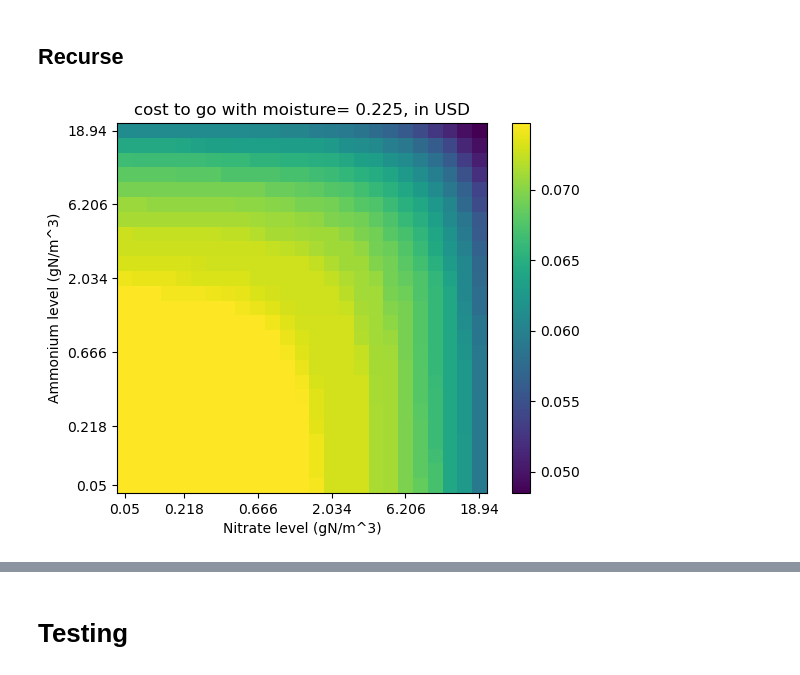
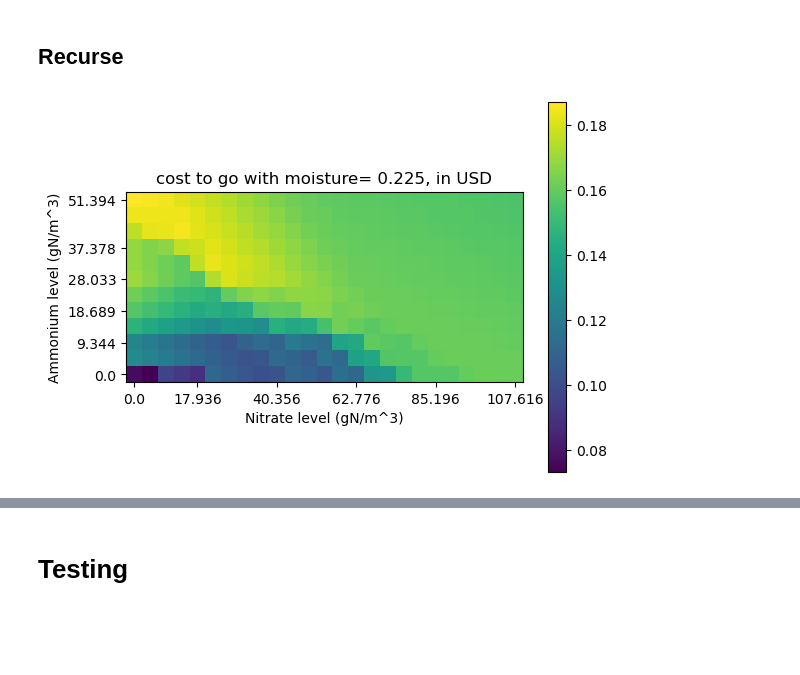
Before and after one commit to ryegleason/Optimal-Crop-Control, a Jupyter notebook: DPController.ipynb, the cells around one changed output, grey strips where cells are left out. Saved outputs shown, nothing was run; the diff lists cells and outputs as text; code cells hidden in the pictures; blank space fills up the shorter version.

```diff
--- a/DPController.ipynb
+++ b/DPController.ipynb
@@ -564,10 +625,18 @@ optimal_nitrate_add_in_cells = np.ndarray([NUM_CONTROL_STEPS, ACCUMULATED_N_NUM_
 # %%
-find_optimal_cost_and_input(expected_plant_N_deficit_cost_USD[-1], optimal_cost_to_go[-1], optimal_ammonium_add_in_cells[-1], optimal_nitrate_add_in_cells[-1])
+find_optimal_cost_and_input(expected_plant_N_deficit_cost_USD[-1], optimal_cost_to_go_USD_per_m2[-1, 1], optimal_ammonium_add_in_cells[-1, 1], optimal_nitrate_add_in_cells[-1, 1])
+optimal_cost_to_go_USD_per_m2[-1, 1] += LEACHING_VIOLATION_PENALTY_USD_PER_M2 # penalize violation by adding the penalty at the end
+# forecast, initial moisture, initial ammonium, initial nitrate
+terminal_step_probability_of_violation = np.sum(transition_counts[NUM_CONTROL_STEPS - 1], (5, 6, 7, 8), np.float64)[:, :, :, :, 1] / NUM_TRIALS_PER_INITIAL_CONDITION
+leaching_terminal_cost = LEACHING_VIOLATION_PENALTY_USD_PER_M2 * terminal_step_probability_of_violation
+leaching_penalty_adjusted_terminal_deficit_cost_USD_per_m2 = expected_plant_N_deficit_cost_USD[-1].copy()
+for i in range(ACCUMULATED_N_NUM_STEPS):
+    leaching_penalty_adjusted_terminal_deficit_cost_USD_per_m2[i] += leaching_terminal_cost
+find_optimal_cost_and_input(leaching_penalty_adjusted_terminal_deficit_cost_USD_per_m2, optimal_cost_to_go_USD_per_m2[-1, 0], optimal_ammonium_add_in_cells[-1, 0], optimal_nitrate_add_in_cells[-1, 0])
 # %%
 display_moisture_idx = 4
 display_accumulated_N_idx = 0
-display_moisture_slice(optimal_nitrate_add_in_cells[-1, display_accumulated_N_idx, display_moisture_idx], "Optimal final-step nitrate add with moisture=" + moisture_idx_to_string(display_moisture_idx))
-display_moisture_slice(optimal_ammonium_add_in_cells[-1, display_accumulated_N_idx, display_moisture_idx], "Optimal final-step ammonium add with moisture=" + moisture_idx_to_string(display_moisture_idx))
-for i in range(MOISTURE_NUM_STEPS):
-    display_moisture_slice(optimal_cost_to_go[-1, display_accumulated_N_idx, i], "Optimal final-step cost to go with moisture=" + moisture_idx_to_string(i))
+display_moisture_slice(optimal_nitrate_add_in_cells[-1, 0, display_accumulated_N_idx, 0, display_moisture_idx], "Optimal final-step nitrate add with moisture=" + moisture_idx_to_string(display_moisture_idx))
+display_moisture_slice(optimal_ammonium_add_in_cells[-1, 0, display_accumulated_N_idx, 0, display_moisture_idx], "Optimal final-step ammonium add with moisture=" + moisture_idx_to_string(display_moisture_idx))
+for i in range(3): # should be MOISTURE_NUM_STEPS but i don't wanna scroll past that many plots
+    display_moisture_slice(optimal_cost_to_go_USD_per_m2[-1, 0, display_accumulated_N_idx, 0, i], "Optimal final-step cost to go with moisture=" + moisture_idx_to_string(i))
 # %% [output]
@@ -588,31 +649,48 @@ for i in range(MOISTURE_NUM_STEPS):
 ## Recurse
 # %%
 for i in reversed(range(NUM_CONTROL_STEPS - 1)):
-    expected_cost_to_go_from_cell = np.ndarray([ACCUMULATED_N_NUM_STEPS, MOISTURE_NUM_STEPS, AMMONIUM_NUM_STEPS, NITRATE_NUM_STEPS], np.float64)
-    for moisture_index in range(MOISTURE_NUM_STEPS):
-        for ammonium_index in range(AMMONIUM_NUM_STEPS):
-            for nitrate_index in range(NITRATE_NUM_STEPS):
-                # this array is of outcome counts, dimensions are [change in accumulated N, moisture, ammonium, nitrate]
-                transition_counts_from_zero_N = transition_counts[i, moisture_index, ammonium_index, nitrate_index]
-                for accumulated_N_index in range(ACCUMULATED_N_NUM_STEPS):
-                    accumulated_N_window_end = accumulated_N_index + SINGLE_STEP_ACCUMULATED_N_NUM_STEPS
-                    cost_for_invalid_transitions = 0
+    # leaching violated, accumulated N, forecast, starting moisture, starting ammonium, starting nitrate
+    expected_cost_to_go_from_cell = np.ndarray([2, ACCUMULATED_N_NUM_STEPS, 2, MOISTURE_NUM_STEPS, AMMONIUM_NUM_STEPS, NITRATE_NUM_STEPS], np.float64)
+    next_step_weather_averaged_optimal_cost_to_go_USD_per_m2 = optimal_cost_to_go_USD_per_m2[i + 1, :, :, 0] * PROBABILITY_OF_CLEAR_FORECAST + optimal_cost_to_go_USD_per_m2[i + 1, :, :, 1] * (1 - PROBABILITY_OF_CLEAR_FORECAST)
+    for forecast_index in range(2):
+        for moisture_index in range(MOISTURE_NUM_STEPS):
+            for ammonium_index in range(AMMONIUM_NUM_STEPS):
+                for nitrate_index in range(NITRATE_NUM_STEPS):
+                    # this array is of outcome counts, dimensions are [change in accumulated N, moisture, ammonium, nitrate]
+                    non_violating_transition_counts_from_zero_N = transition_counts[i, forecast_index, moisture_index, ammonium_index, nitrate_index, 0]
+                    violating_transition_counts_from_zero_N = transition_counts[i, forecast_index, moisture_index, ammonium_index, nitrate_index, 1]
 
-                    if accumulated_N_window_end > ACCUMULATED_N_NUM_STEPS:
-                        # sum up the transition counts that would go "out of range" and find the cost using the top of the range
-                        invalid_transition_counts = transition_counts_from_zero_N[-(accumulated_N_window_end - ACCUMULATED_N_NUM_STEPS):]
-                        valid_transition_counts = transition_counts_from_zero_N[:-(accumulated_N_window_end - ACCUMULATED_N_NUM_STEPS)]
-                        cost_for_invalid_transitions = np.sum(np.sum(invalid_transition_counts, axis=0) * optimal_cost_to_go[i+1, -1])
-                        accumulated_N_window_end = ACCUMULATED_N_NUM_STEPS
-                    else:
-                        valid_transition_counts = transition_counts_from_zero_N
-                    cropped_optimal_cost_to_go = optimal_cost_to_go[i+1, accumulated_N_index:accumulated_N_window_end]
-                    expected_cost_to_go_from_cell[accumulated_N_index, moisture_index, ammonium_index, nitrate_index] = (np.sum(cropped_optimal_cost_to_go * valid_transition_counts) + cost_for_invalid_transitions) / NUM_TRIALS_PER_INITIAL_CONDITION
+                    for accumulated_N_index in range(ACCUMULATED_N_NUM_STEPS):
+                        accumulated_N_window_end = accumulated_N_index + SINGLE_STEP_ACCUMULATED_N_NUM_STEPS
+                        cost_for_invalid_transitions_without_penalty = 0
+                        cost_for_invalid_transitions_with_penalty = 0
+
+                        if accumulated_N_window_end > ACCUMULATED_N_NUM_STEPS:
+                            # sum up the transition counts that would go "out of range" and find the cost using the top of the range
+                            violating_invalid_transition_counts = violating_transition_counts_from_zero_N[-(accumulated_N_window_end - ACCUMULATED_N_NUM_STEPS):]
+                            violating_valid_transition_counts = violating_transition_counts_from_zero_N[:-(accumulated_N_window_end - ACCUMULATED_N_NUM_STEPS)]
+                            cost_for_first_violating_invalid_transitions = np.sum(np.sum(violating_invalid_transition_counts, axis=0) * (next_step_weather_averaged_optimal_cost_to_go_USD_per_m2[1, -1]))
+                            non_violating_invalid_transition_counts = non_violating_transition_counts_from_zero_N[-(accumulated_N_window_end - ACCUMULATED_N_NUM_STEPS):]
+                            non_violating_valid_transition_counts = non_violating_transition_counts_from_zero_N[:-(accumulated_N_window_end - ACCUMULATED_N_NUM_STEPS)]
+                            cost_for_non_violating_invalid_transitions_from_unviolated = np.sum(np.sum(non_violating_invalid_transition_counts, axis=0) * (next_step_weather_averaged_optimal_cost_to_go_USD_per_m2[0, -1]))
+                            cost_for_invalid_transitions_with_penalty = cost_for_first_violating_invalid_transitions + cost_for_non_violating_invalid_transitions_from_unviolated
+                            cost_for_invalid_transitions_without_penalty = np.sum(np.sum(violating_invalid_transition_counts + non_violating_invalid_transition_counts, axis=0) * (next_step_weather_averaged_optimal_cost_to_go_USD_per_m2[1, -1]))
+                            accumulated_N_window_end = ACCUMULATED_N_NUM_STEPS
+                        else:
+                            violating_valid_transition_counts = violating_transition_counts_from_zero_N
+                            non_violating_valid_transition_counts = non_violating_transition_counts_from_zero_N
+                        violated_cropped_optimal_cost_to_go = next_step_weather_averaged_optimal_cost_to_go_USD_per_m2[1, accumulated_N_index:accumulated_N_window_end]
+                        unviolated_cropped_optimal_cost_to_go = next_step_weather_averaged_optimal_cost_to_go_USD_per_m2[0, accumulated_N_index:accumulated_N_window_end]
+                        expected_cost_to_go_from_cell[0, accumulated_N_index, forecast_index, moisture_index, ammonium_index, nitrate_index] = (cost_for_invalid_transitions_with_penalty + np.sum(unviolated_cropped_optimal_cost_to_go * non_violating_valid_transition_counts) + np.sum((violated_cropped_optimal_cost_to_go) * violating_valid_transition_counts)) / NUM_TRIALS_PER_INITIAL_CONDITION
+                        expected_cost_to_go_from_cell[1, accumulated_N_index, forecast_index, moisture_index, ammonium_index, nitrate_index] = (cost_for_invalid_transitions_without_penalty + np.sum(violated_cropped_optimal_cost_to_go * (non_violating_valid_transition_counts + violating_valid_transition_counts))) / NUM_TRIALS_PER_INITIAL_CONDITION
+                        # expected_cost_to_go_from_cell[accumulated_N_index, moisture_index, ammonium_index, nitrate_index] = (np.sum(cropped_optimal_cost_to_go * valid_transition_counts) + cost_for_invalid_transitions) / NUM_TRIALS_PER_INITIAL_CONDITION
     if i == NUM_CONTROL_STEPS - 2:
-        display_moisture_slice(expected_cost_to_go_from_cell[0, 4], "cost to go with moisture= " + moisture_idx_to_string(4) + ", in USD")
-    expected_cost_to_go_from_cell += expected_plant_N_deficit_cost_USD[i]
+        display_moisture_slice(expected_cost_to_go_from_cell[0, 0, 0, 4], "cost to go with moisture= " + moisture_idx_to_string(4) + ", in USD")
+    expected_cost_to_go_from_cell[0] += expected_plant_N_deficit_cost_USD[i]
+    expected_cost_to_go_from_cell[1] += expected_plant_N_deficit_cost_USD[i]
     # display_moisture_slice(expected_cost_to_go_from_cell[:, :, 1, 1], "Expected cost to go from cell at step " + str(i) + ", moisture=" + moisture_idx_to_string(1))
-    find_optimal_cost_and_input(expected_cost_to_go_from_cell, optimal_cost_to_go[i], optimal_ammonium_add_in_cells[i], optimal_nitrate_add_in_cells[i])
+    find_optimal_cost_and_input(expected_cost_to_go_from_cell[0], optimal_cost_to_go_USD_per_m2[i, 0], optimal_ammonium_add_in_cells[i, 0], optimal_nitrate_add_in_cells[i, 0])
+    find_optimal_cost_and_input(expected_cost_to_go_from_cell[1], optimal_cost_to_go_USD_per_m2[i, 1], optimal_ammonium_add_in_cells[i, 1], optimal_nitrate_add_in_cells[i, 1])
 # %% [output]
-[figure, old version]
+[figure, new version]
 # %%
```
Also changed, not shown: parts of 42 cells of this notebook.
